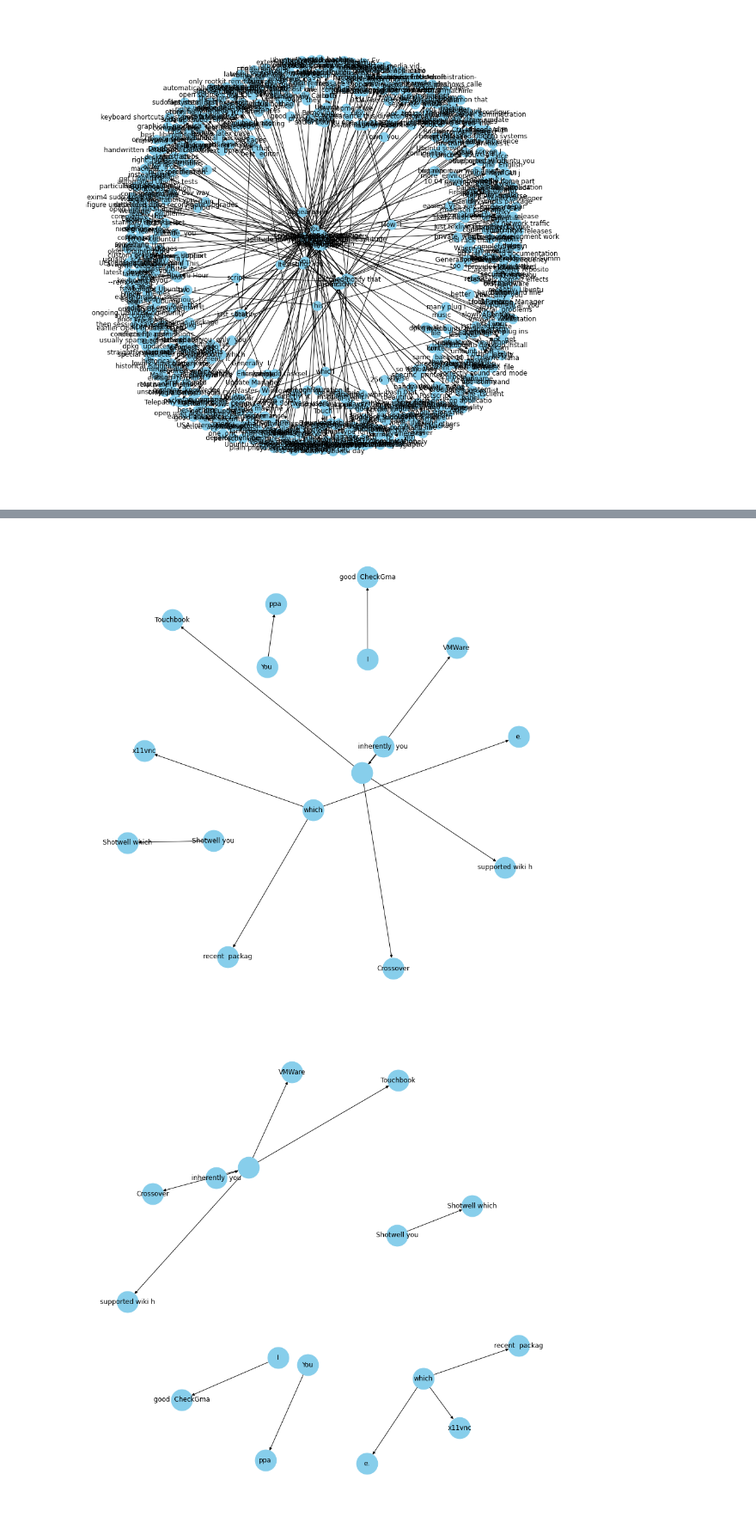
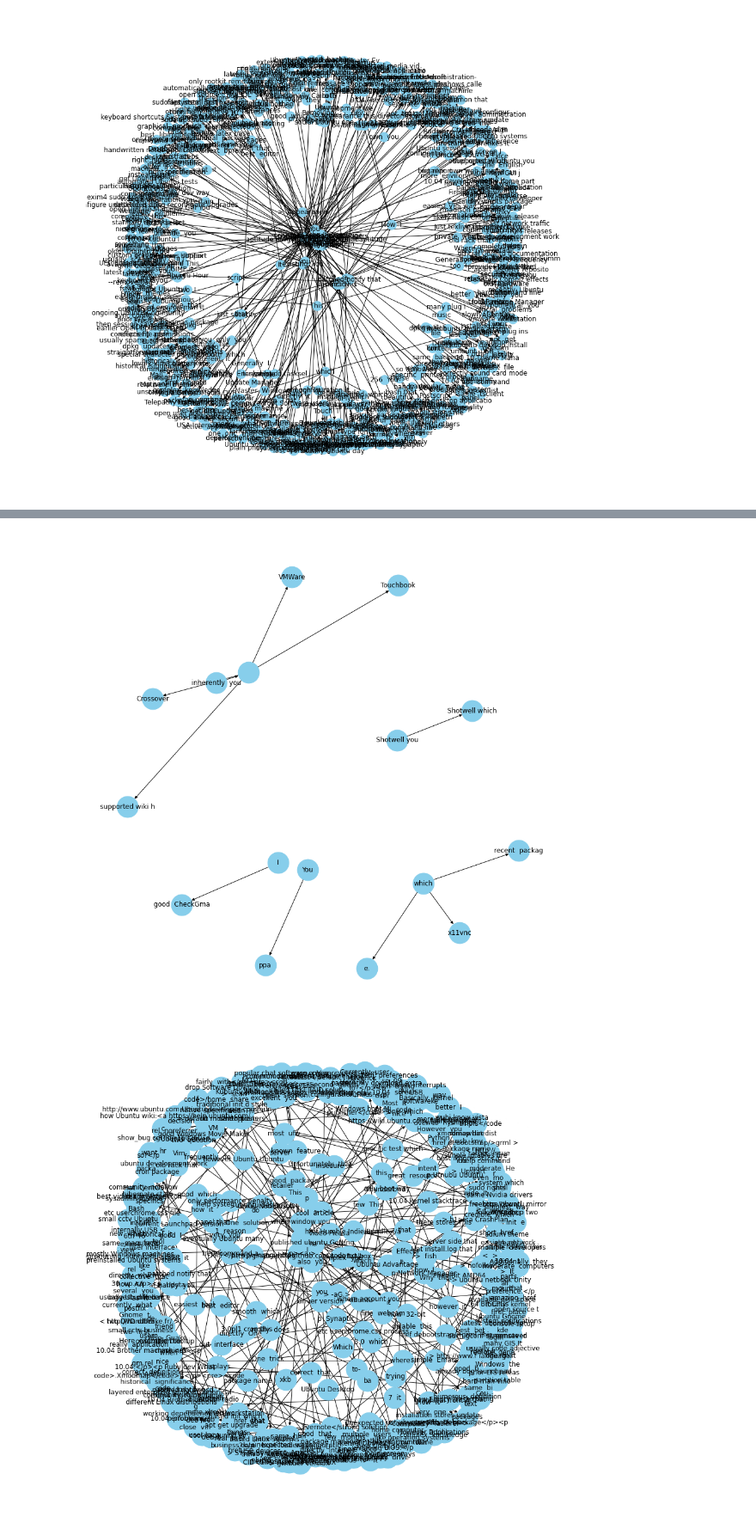
Before and after one commit to AnupJoseph/Knowledge-Graph, a Jupyter notebook: KnowlegeGraph.ipynb, the cells around one changed output, grey strips where cells are left out. Shown at 86% size. Cells and saved outputs as stored; diff of their text form; code cells hidden in the pictures.

```diff
--- a/KnowlegeGraph.ipynb
+++ b/KnowlegeGraph.ipynb
@@ -28,7 +28,7 @@ pd.set_option('display.max_colwidth', 200)
 nlp = spacy.load('en_core_web_sm')
 # %%
 posts = pd.read_csv("csvs/posts.csv")
-posts_content = posts.body[:500]
+posts_content = posts.body[:4000]
 posts_content.head()
 # %% [output]
 0    <p>Every time I turn on my computer, I see a message saying something like:</p><pre><code>Your batte
@@ -40,10 +40,13 @@ Name: body, dtype: object
 # %%
 import re
 def html_cleaner(post):
-    post = BeautifulSoup(post)
-    for s in post(['script', 'style']):
+    if type(post) == 'string':
+      post = BeautifulSoup(post)
+      for s in post(['script', 'style']):
         s.decompose()
-    return ' '.join(post.stripped_strings)
+      return ' '.join(post.stripped_strings)
+    else:
+      return post
 # %%
 def get_entities(sent):
   ## chunk 1
@@ -188,14 +174,13 @@ pos = nx.spring_layout(G, k = 0.5)
 nx.draw(G, with_labels=True, node_color='skyblue', node_size=1500, edge_cmap=plt.cm.Blues, pos = pos)
 plt.show()
 # %% [output]
-[figure, old version]
+[figure, new version]
 # %%
-G=nx.from_pandas_edgelist(kg_df[kg_df['edge']=="nofollow"], "source", "target",
+G=nx.from_pandas_edgelist(kg_df[kg_df['edge']=="is"], "source", "target",
                           edge_attr=True, create_using=nx.MultiDiGraph())
-
 plt.figure(figsize=(12,12))
 pos = nx.spring_layout(G, k = 0.5)
 nx.draw(G, with_labels=True, node_color='skyblue', node_size=1500, edge_cmap=plt.cm.Blues, pos = pos)
 plt.show()
 # %% [output]
-[figure, old version]
+[figure, new version]
```
Also changed, not shown: parts of 4 cells of this notebook.
